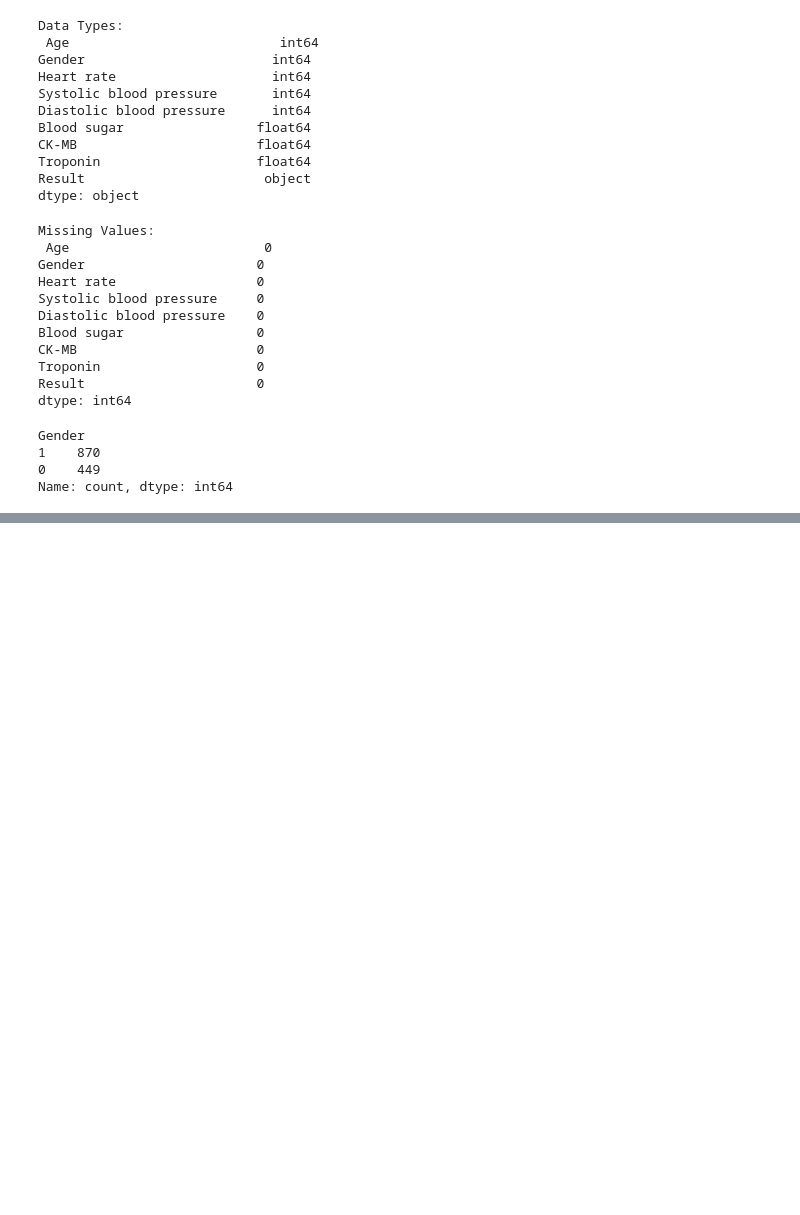
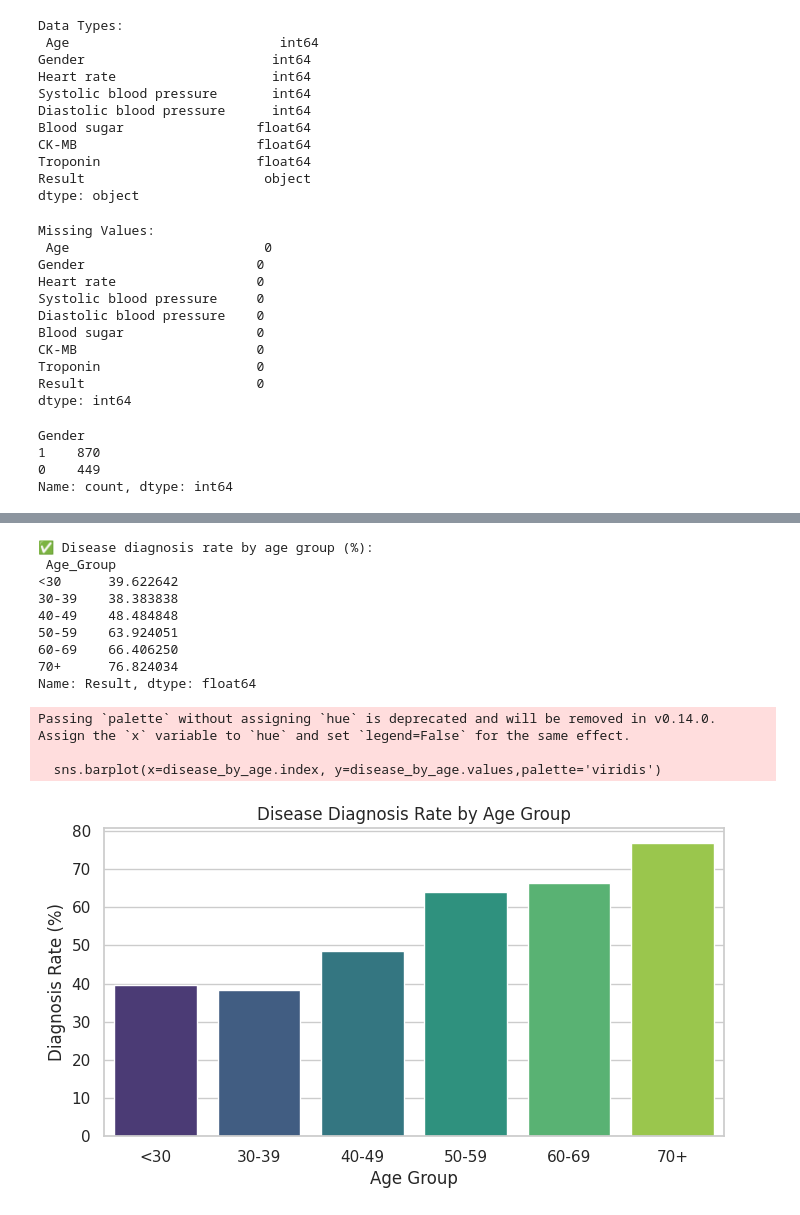
Before and after one commit to Phionanamugga/EDA_Cardiac_Biomarkers_and_Disease_Diagnosis, a Jupyter notebook: diagnosis.ipynb, the cells around one changed output, grey strips where cells are left out. Cells and saved outputs as stored; diff of their text form; code cells hidden in the pictures; blank space fills up the shorter version.

```diff
--- a/diagnosis.ipynb
+++ b/diagnosis.ipynb
@@ -91,0 +244,31 @@ Name: count, dtype: int64
+# %%
+
+# --- Disease rate by age groups ---
+# Define age bins
+age_bins = [0, 30, 40, 50, 60, 70, 100]
+age_labels = ['<30', '30-39', '40-49', '50-59', '60-69', '70+']
+df['Age_Group'] = pd.cut(df['Age'], bins=age_bins, labels=age_labels, right=False)
+
+disease_by_age = df.groupby('Age_Group')['Result'].mean() * 100
+print('\n✅ Disease diagnosis rate by age group (%):\n', disease_by_age)
+
+plt.figure(figsize=(8,4))
+sns.barplot(x=disease_by_age.index, y=disease_by_age.values,palette='viridis')
+plt.title('Disease Diagnosis Rate by Age Group')
+plt.ylabel('Diagnosis Rate (%)')
+plt.xlabel('Age Group')
+plt.show()
+# %% [output]
+✅ Disease diagnosis rate by age group (%):
+ Age_Group
+<30      39.622642
+30-39    38.383838
+40-49    48.484848
+50-59    63.924051
+60-69    66.406250
+70+      76.824034
+Name: Result, dtype: float64
+Passing `palette` without assigning `hue` is deprecated and will be removed in v0.14.0. Assign the `x` variable to `hue` and set `legend=False` for the same effect.
+
+  sns.barplot(x=disease_by_age.index, y=disease_by_age.values,palette='viridis')
+[figure, added]
```
Also changed, not shown: parts of 23 cells of this notebook.
